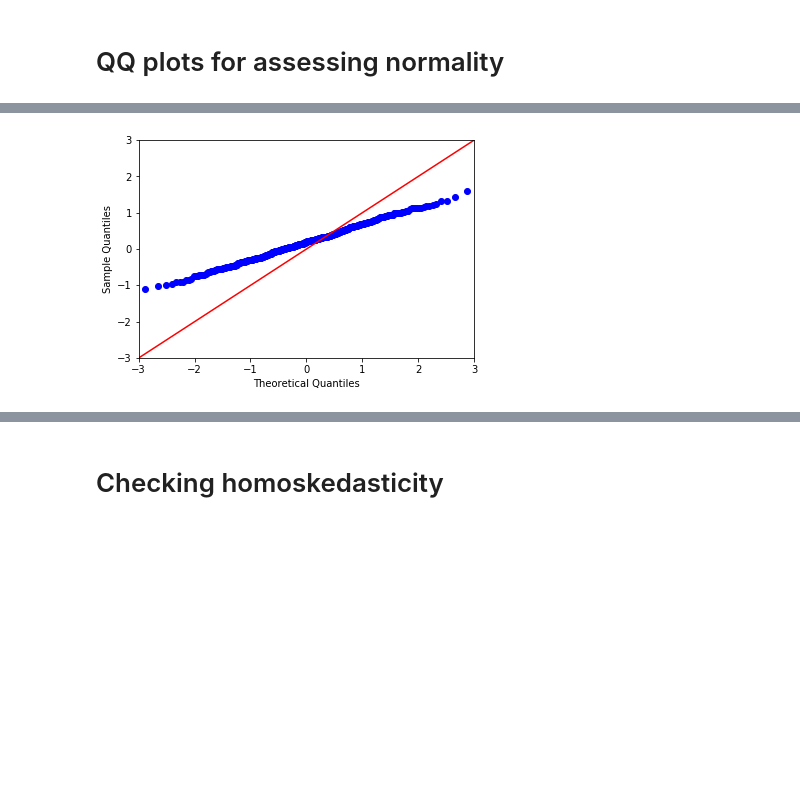
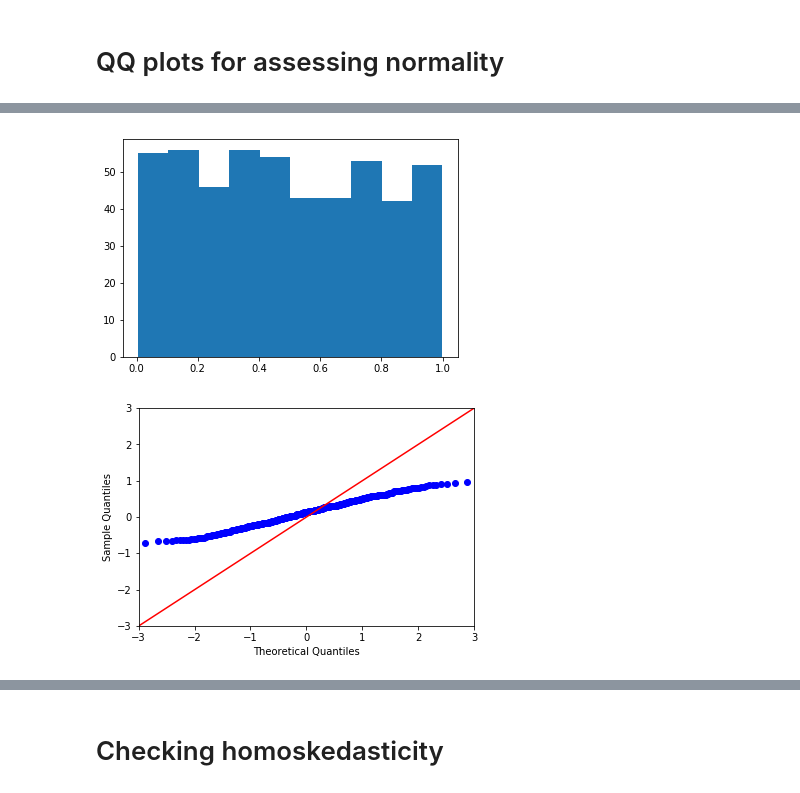
Before and after one commit to orie3120/orie3120-sp2020, a Jupyter notebook: demos/test-assumptions.ipynb, the cells around one changed output, grey strips where cells are left out. Cells and saved outputs as stored; diff of their text form; code cells hidden in the pictures; blank space fills up the shorter version.

```diff
--- a/demos/test-assumptions.ipynb
+++ b/demos/test-assumptions.ipynb
@@ -285,13 +303,15 @@ sm.qqplot(model.resid, line='45');
 # %%
 n=500
-eps = np.sqrt(np.abs(randn(n))) # light-tailed residuals
+eps = rand(n) # np.power(np.abs(randn(n)),.8) # light-tailed residuals
 x = 10*rand(n)
 y = x + eps
 model = sm.OLS(y,x).fit()
 
 # scipy.stats.probplot(data, dist="norm", plot=plt);
+plt.hist(eps)
 sm.qqplot(model.resid, line='45');
 # %% [output]
-[figure, old version]
+[figure, new version]
+[figure, added]
 # %%
 n=500
```
Also changed, not shown: parts of 16 cells of this notebook, 2 other files.
